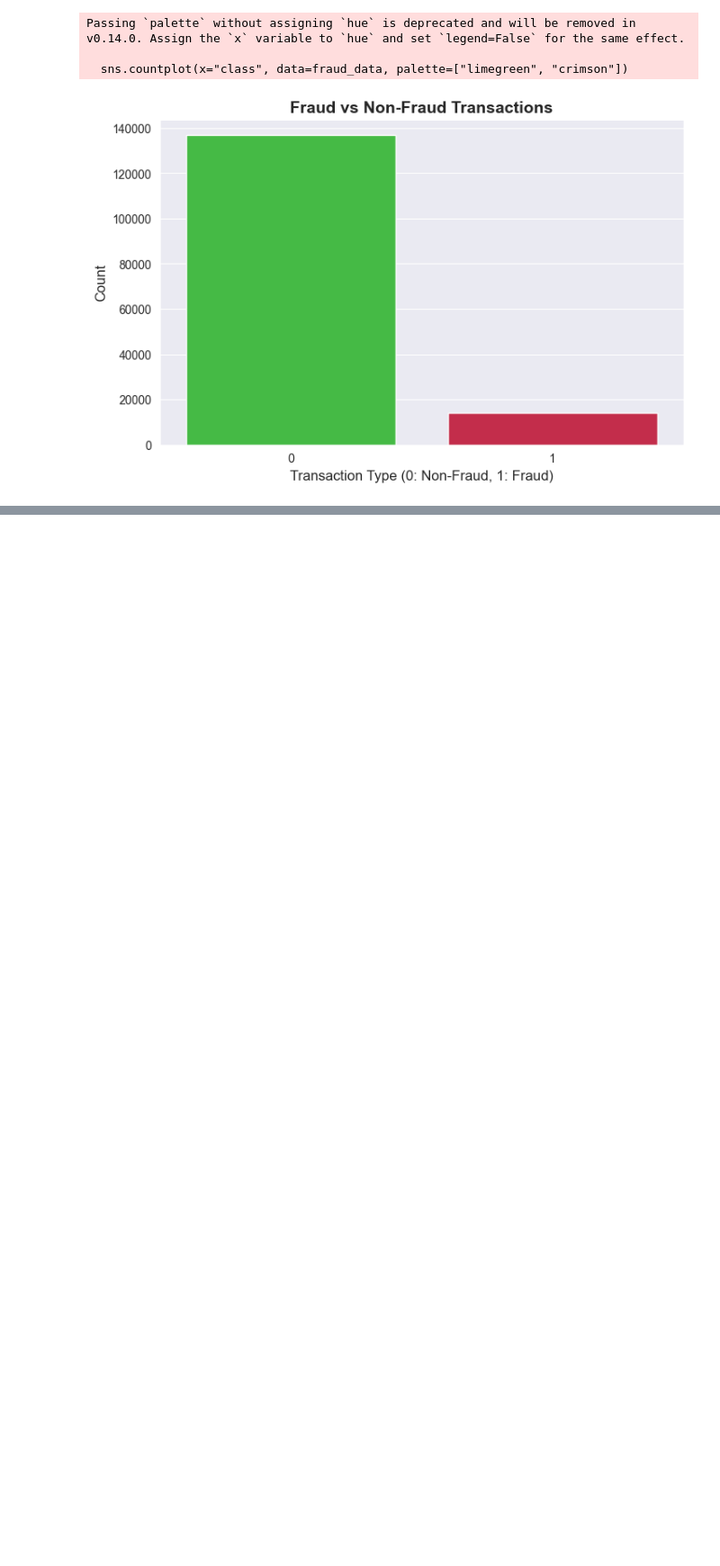
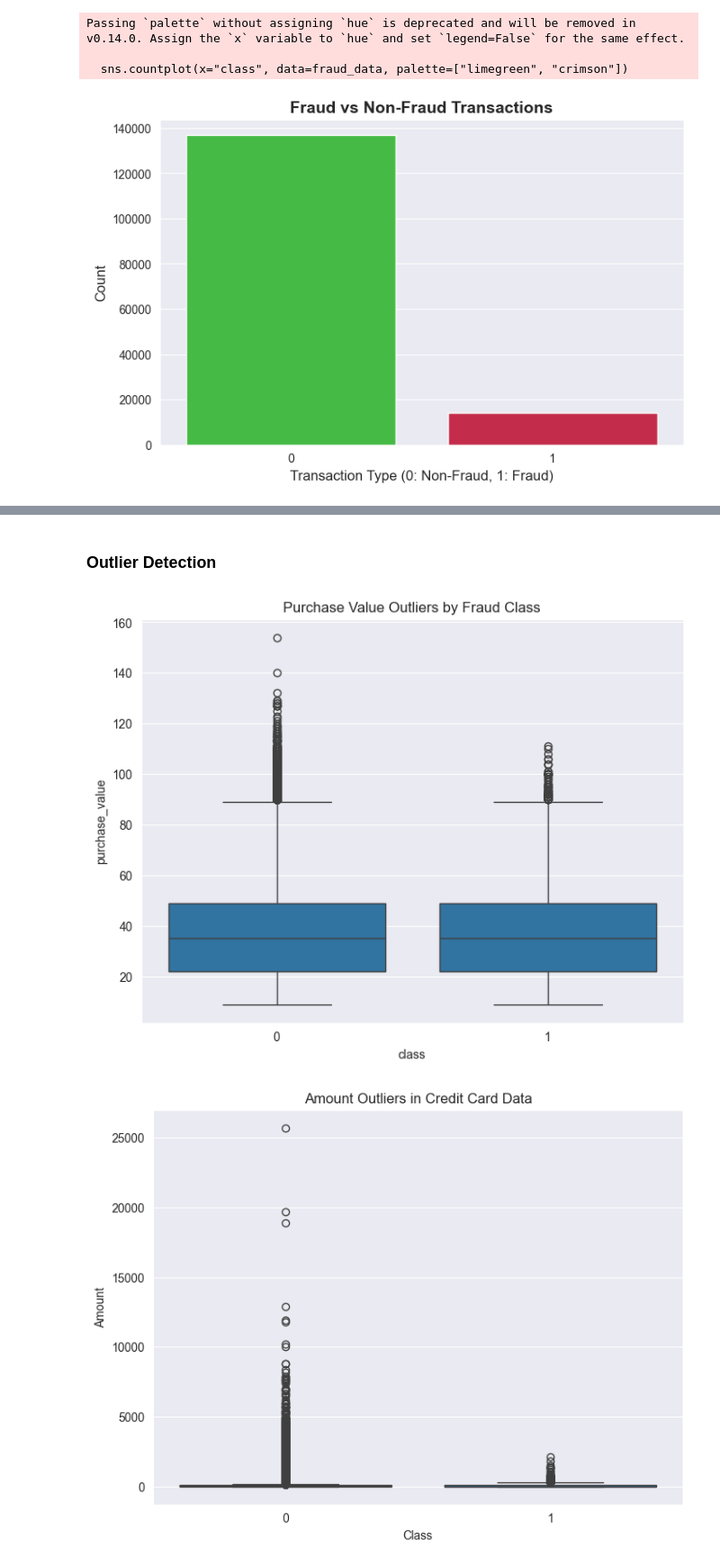
Before and after one commit to Roman0290/fraud-detection-ecommerce-banking, a Jupyter notebook: notebooks/Data_analysis.ipynb, the cells around one changed output, grey strips where cells are left out. Shown: that part at 90% size. Drawn from its saved outputs; the diff is of its cells as text; code cells hidden in the pictures; blank space fills up the shorter version.

```diff
--- a/notebooks/Data_analysis.ipynb
+++ b/notebooks/Data_analysis.ipynb
@@ -211,0 +263,17 @@ Passing `palette` without assigning `hue` is deprecated and will be removed in v
+# %% [markdown]
+### Outlier Detection
+# %%
+# Boxplot for detecting outliers in purchase_value
+plt.figure(figsize=(8, 6))
+sns.boxplot(data=fraud_data, x='class', y='purchase_value')
+plt.title('Purchase Value Outliers by Fraud Class')
+plt.show()
+
+# Outlier detection in credit card data (Amount)
+plt.figure(figsize=(8, 6))
+sns.boxplot(data=credit_data, x='Class', y='Amount')
+plt.title('Amount Outliers in Credit Card Data')
+plt.show()
+# %% [output]
+[figure, added]
+[figure, added]
```
Also changed, not shown: parts of 28 cells of this notebook, 1 other file.
